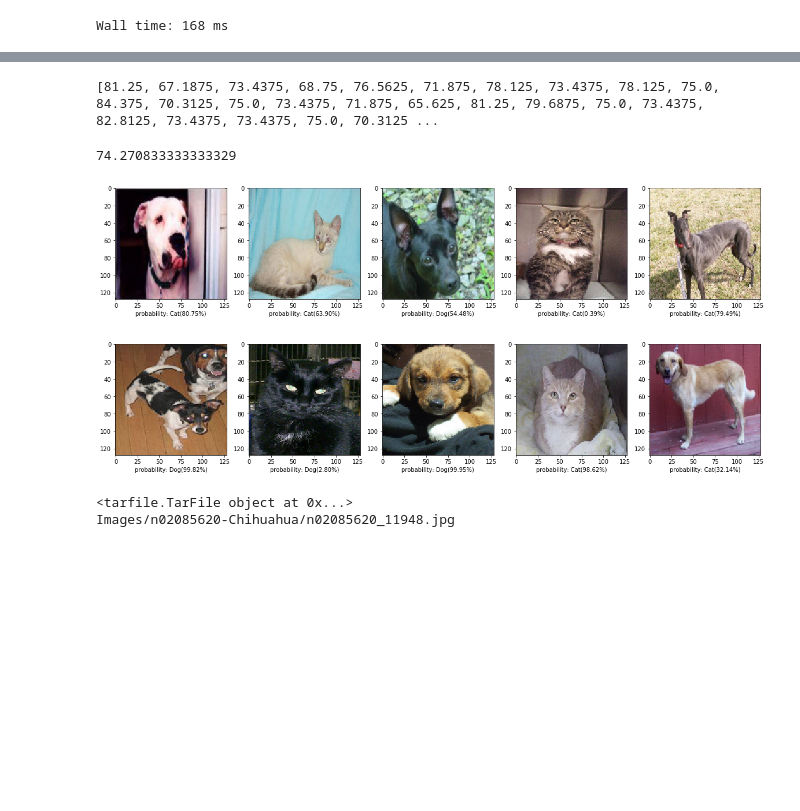
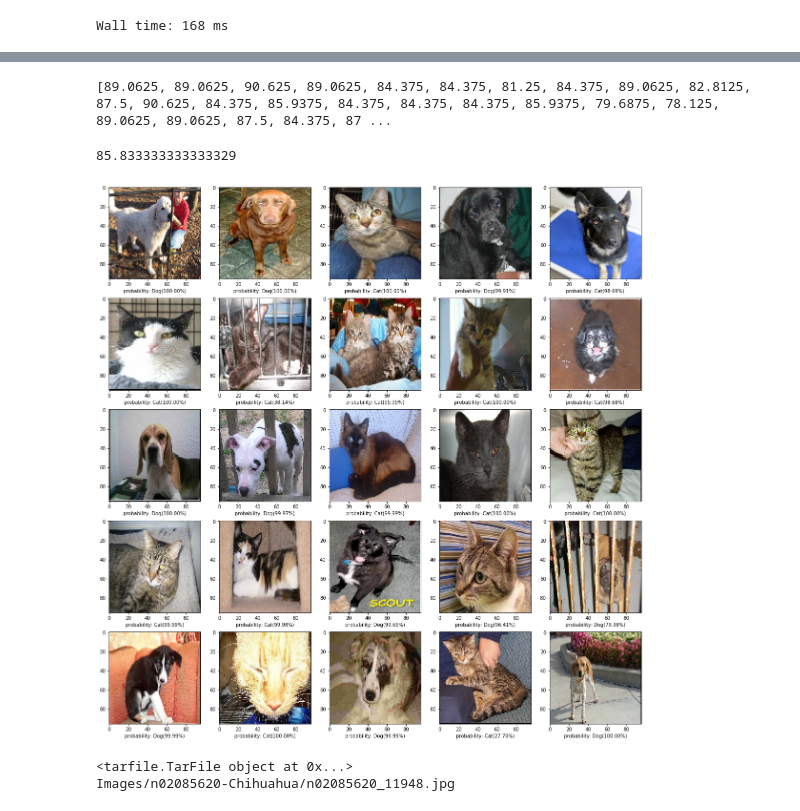
Before and after one commit to Heerozh/MLND_capstone, a Jupyter notebook: cat dog wars.ipynb, the cells around one changed output, grey strips where cells are left out. Saved outputs shown, nothing was run; the diff lists cells and outputs as text; code cells hidden in the pictures; blank space fills up the shorter version.

```diff
--- a/cat dog wars.ipynb
+++ b/cat dog wars.ipynb
@@ -33,11 +33,12 @@ def visualize(imgs, real=None, pred=None):
         predclass = np.piecewise(pred, [pred < 0.5, pred >= 0.5], [0, 1])
 
     size = min(len(imgs), 25)
-    fig = plt.figure(figsize=(20, 20))
+    fig = plt.figure(figsize=(20, 25))
     if imgs.shape[3] == 1:
         imgs = imgs[:, :, :, -1]
+    hsize = round(size / 5 + .5)
     for i in range(0, size):
-        fig.add_subplot(1, size, i + 1)
+        fig.add_subplot(hsize, 5, i + 1)
         plt.imshow(imgs[i] + .5)  # display it
         predtxt = ""
         if pred is not None:
@@ -201,16 +202,16 @@ def my_model(x_input, drop=None):
         net = Layer.pool(net)
     Layer.split()
 
-#     with tf.variable_scope("conv5a"):
-#         net = Layer.conv_relu(net, kernel_shape=[3, 3, depth[3], depth[3]])
+    with tf.variable_scope("conv5a"):
+        net = Layer.conv_relu(net, kernel_shape=[3, 3, depth[3], depth[3]])
 #     with tf.variable_scope("conv5b"):
 #         net = Layer.conv_relu(net, kernel_shape=[3, 3, depth[3], depth[3]])
-# #     with tf.variable_scope("conv5c"):
-# #         net = Layer.conv_relu(net, kernel_shape=[3, 3, depth[3], depth[3]])
-# #     with tf.variable_scope("conv5d"):
-# #         net = Layer.conv_relu(net, kernel_shape=[3, 3, depth[3], depth[3]])
-#         net = Layer.pool(net)
-#     Layer.split()
+#     with tf.variable_scope("conv5c"):
+#         net = Layer.conv_relu(net, kernel_shape=[3, 3, depth[3], depth[3]])
+#     with tf.variable_scope("conv5d"):
+#         net = Layer.conv_relu(net, kernel_shape=[3, 3, depth[3], depth[3]])
+        net = Layer.pool(net)
+    Layer.split()
 
     with tf.variable_scope("flat"):
         net = Layer.flat(net)
@@ -236,7 +237,7 @@ def my_model(x_input, drop=None):
     }
 
 clf = TFHelper.Learner(my_model, accuracy, 'catdog',
-                       steps=2201, learning_rate=0.001,
+                       steps=6201, learning_rate=0.001,
                        loss=my_loss_func,
                        optimizer=tf.train.AdamOptimizer,
                        drop=0.85
@@ -277,15 +278,13 @@ Initialized
 #评分n*64个vali集上的图像
 batch_mean(vali_reader, 30, lambda x, y: accuracy( clf.predict(x), y )[1] )
 # %% [output]
-[81.25, 67.1875, 73.4375, 68.75, 76.5625, 71.875, 78.125, 73.4375, 78.125, 75.0, 84.375, 70.3125, 75.0, 73.4375, 71.875, 65.625, 81.25, 79.6875, 75.0, 73.4375, 82.8125, 73.4375, 73.4375, 75.0, 70.3125 ...
+[89.0625, 89.0625, 90.625, 89.0625, 84.375, 84.375, 81.25, 84.375, 89.0625, 82.8125, 87.5, 90.625, 84.375, 85.9375, 84.375, 84.375, 84.375, 85.9375, 79.6875, 78.125, 89.0625, 89.0625, 87.5, 84.375, 87 ...
-74.270833333333329
+85.833333333333329
 # %%
 #随机预测2张图显示出来
 visualize_predict(clf, test_reader)
-visualize_predict(clf, test_reader)
 # %% [output]
-[figure, old version]
+[figure, new version]
-[figure, removed]
 # %%
 import tarfile
 a = tarfile.open('./images.tar')
```
Also changed, not shown: parts of 1 cell of this notebook.
